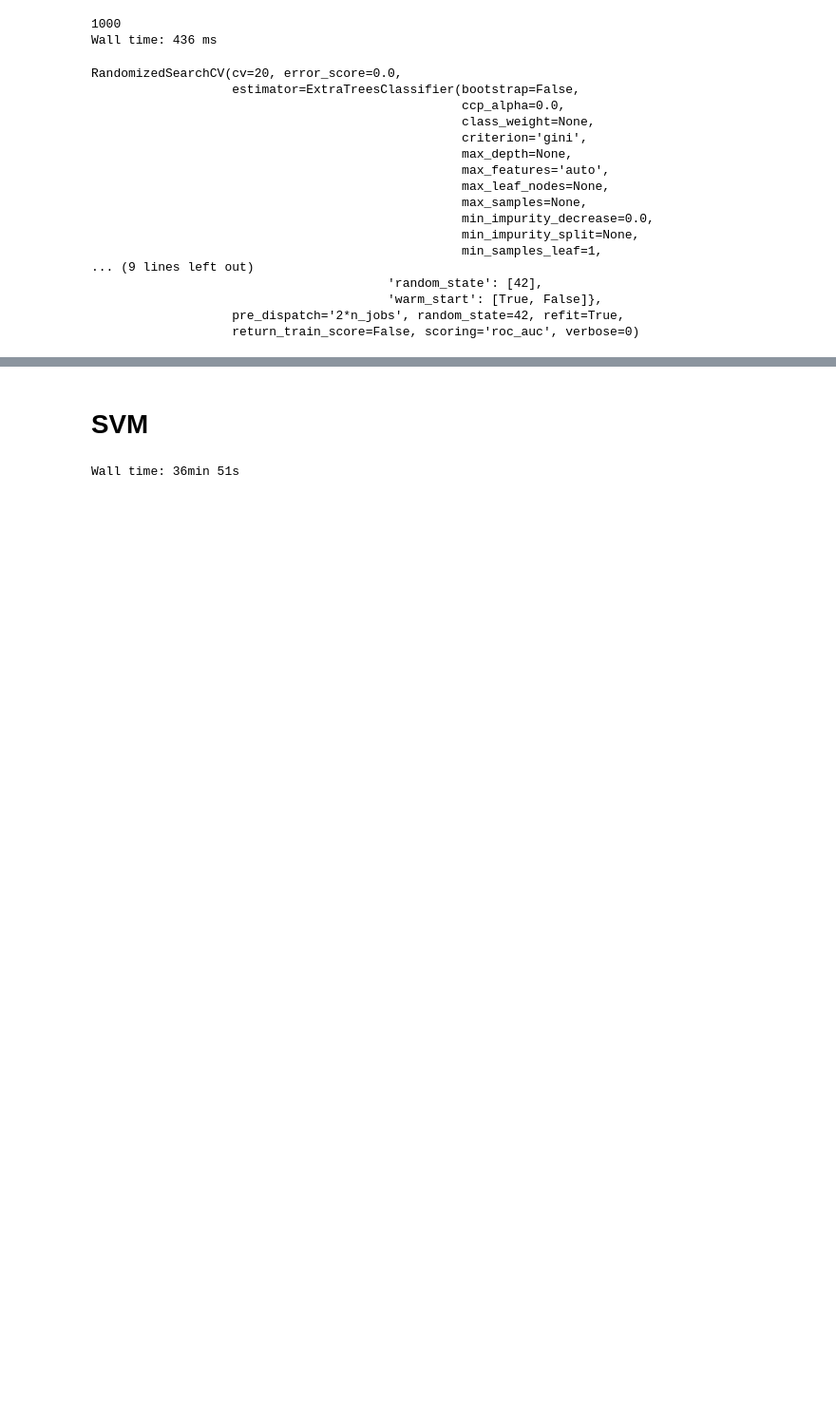
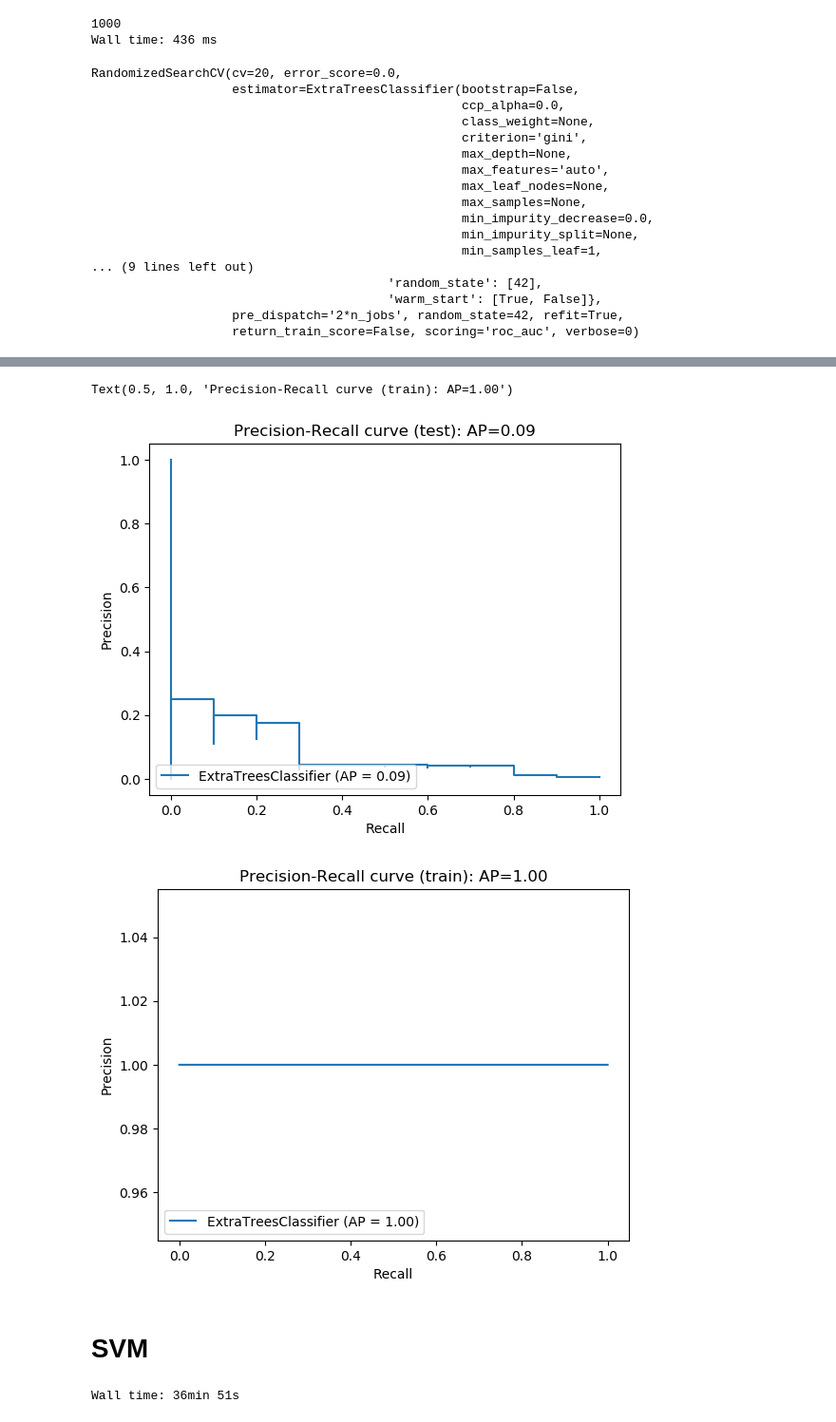
Before and after one commit to jimmylihe/company-bankrupcy-prediction-advanced, a Jupyter notebook: 1year.arff.ipynb, the cells around one changed output, grey strips where cells are left out. Shown at 95% size. Saved outputs shown, nothing was run; the diff lists cells and outputs as text; code cells hidden in the pictures; blank space fills up the shorter version.

```diff
--- a/1year.arff.ipynb
+++ b/1year.arff.ipynb
@@ -937,3 +967,19 @@ IPython.display.Audio('finished!.mp3',autoplay=True)
+# %%
+y_score = etc.predict_proba(X_test[list(X_train_etc)])[:, 1]
+average_precision = average_precision_score(y_test, y_score)
+disp = plot_precision_recall_curve(etc, X_test[list(X_train_etc)], y_test)
+disp.ax_.set_title('Precision-Recall curve (test): '
+                   'AP={0:0.2f}'.format(average_precision))
+
+y_score = etc.predict_proba(X_train_etc)[:, 1]
+average_precision = average_precision_score(y_train, y_score)
+disp = plot_precision_recall_curve(etc, X_train_etc, y_train)
+disp.ax_.set_title('Precision-Recall curve (train): '
+                   'AP={0:0.2f}'.format(average_precision))
+# %% [output]
+Text(0.5, 1.0, 'Precision-Recall curve (train): AP=1.00')
+[figure, added]
+[figure, added]
 # %% [markdown]
 # SVM
 # %%
```
Also changed, not shown: parts of 12 cells of this notebook.
